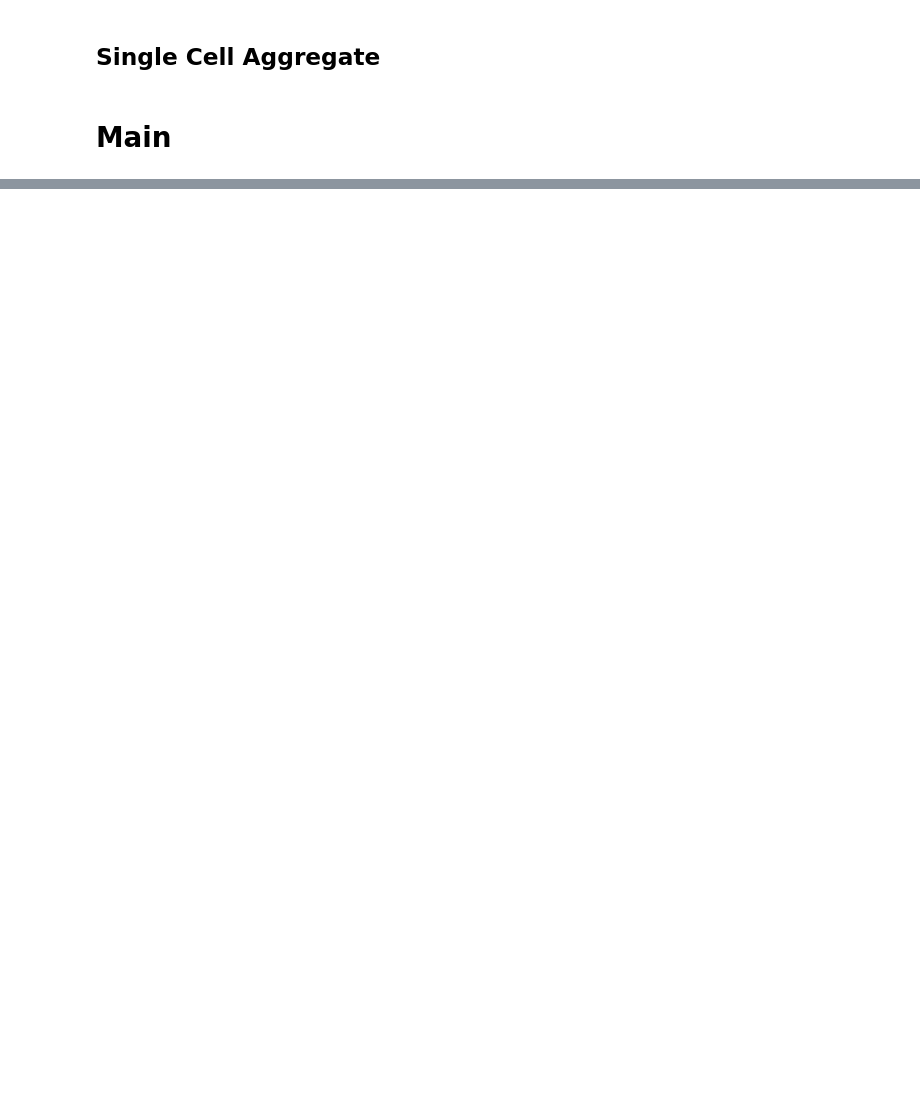
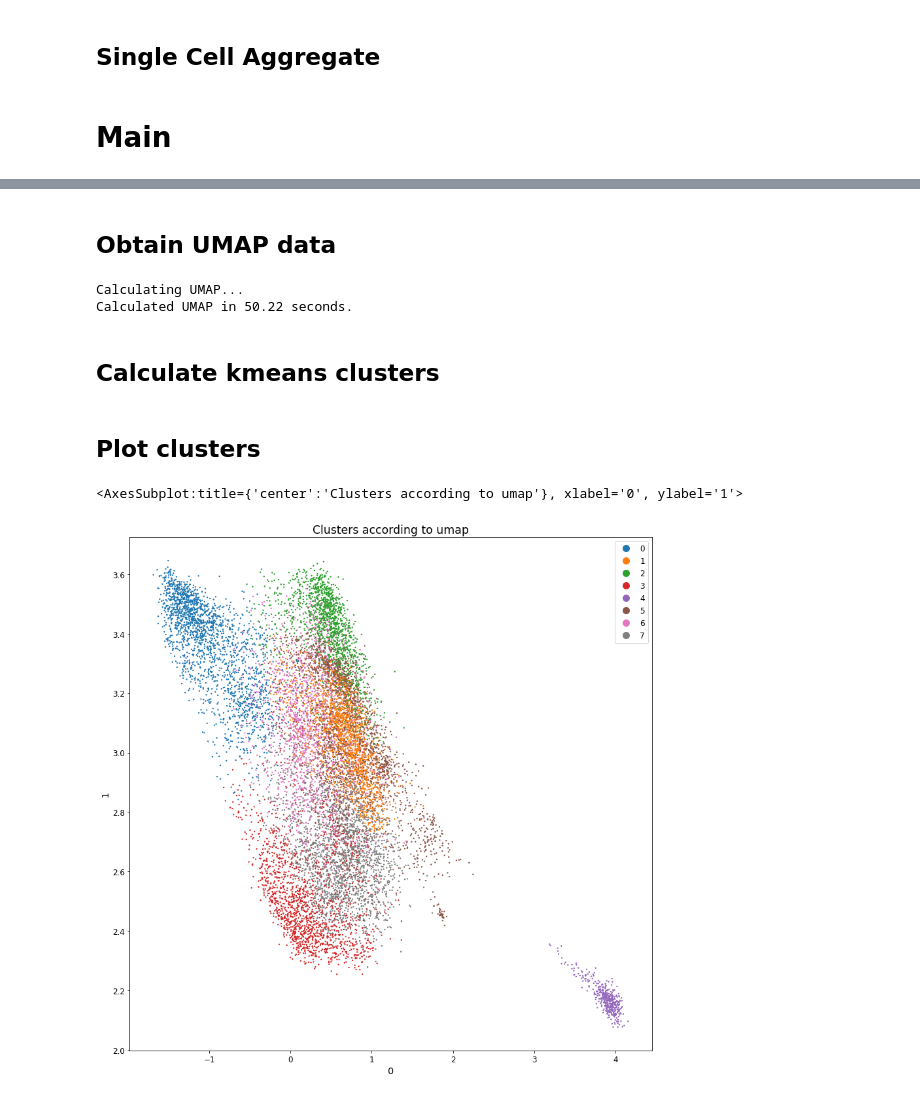
Before and after one commit to SBurwash/CRCHUM, a Jupyter notebook: Moein_project/main.ipynb, the cells around one changed output, grey strips where cells are left out. Drawn from its saved outputs; the diff is of its cells as text; code cells hidden in the pictures; blank space fills up the shorter version.

```diff
--- a/Moein_project/main.ipynb
+++ b/Moein_project/main.ipynb
@@ -127,3 +166,25 @@ scprep.plot.scatter2d(sub_data_phate,c=sub_metadata["age"],figsize=(10,10), cmap
+# %% [markdown]
+## Obtain UMAP data
+# %%
+#Obtain UMAP data
+with tasklogger.log_task("UMAP"):
+    data_umap = umap.UMAP(n_components=60).fit_transform(data)
+    data_umap = pd.DataFrame(data_umap, index=data.index)
+# %% [output]
+Calculating UMAP...
+Calculated UMAP in 50.22 seconds.
+# %% [markdown]
+## Calculate kmeans clusters
+# %%
+kmeans_clusters = sklearn.cluster.KMeans().fit_predict(data_umap)
+# %% [markdown]
+## Plot clusters
+# %%
+# scprep.plot.scatter2d(data_umap, c=metadata['age'],figsize=(12, 12),  title="Clusters according to umap")
+scprep.plot.scatter2d(data_umap, c=kmeans_clusters,figsize=(12, 12),  title="Clusters according to umap")
+# %% [output]
+<AxesSubplot:title={'center':'Clusters according to umap'}, xlabel='0', ylabel='1'>
+[figure, added]
 # %%
 metadata
 # %% [output]
```
Also changed, not shown: parts of 15 cells of this notebook, 1 other file.
